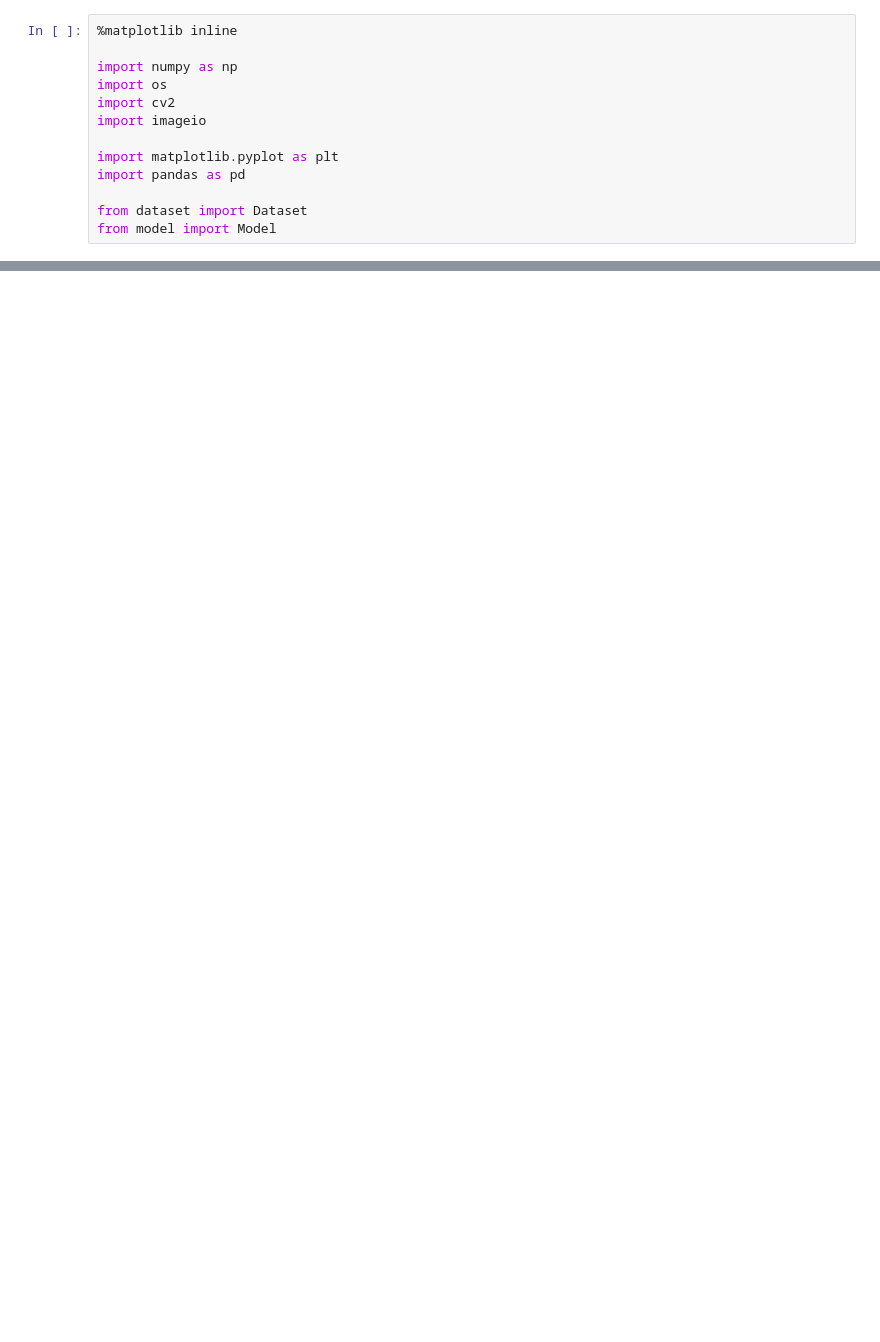
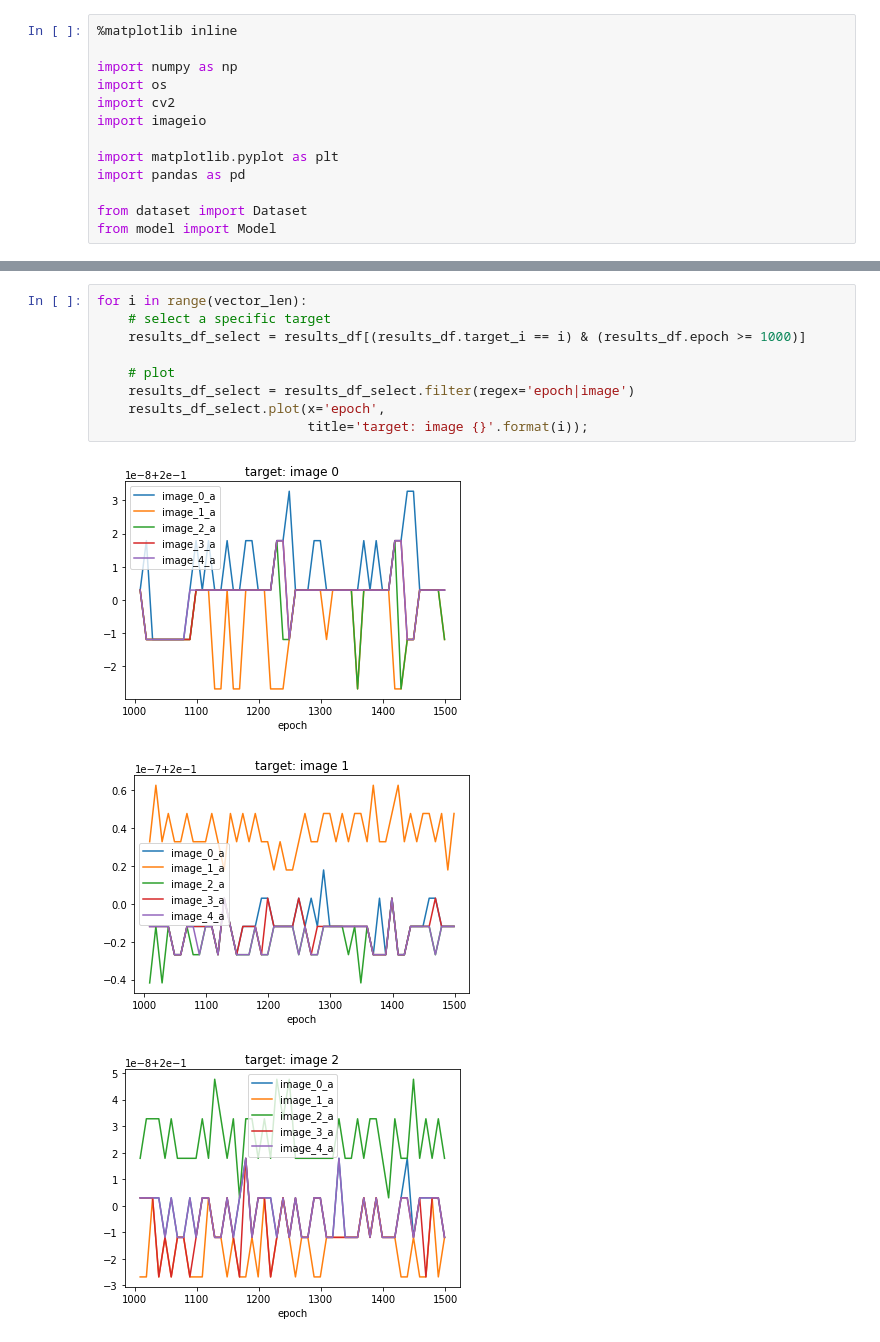
Before and after one commit to timhwang21/predictive_coding, a Jupyter notebook: classification.ipynb, the cells around one changed output, grey strips where cells are left out. Drawn from its saved outputs; the diff is of its cells as text; blank space fills up the shorter version.

```diff
--- a/classification.ipynb
+++ b/classification.ipynb
@@ -89,0 +122,13 @@ for i in range(vector_len):
+# %%
+for i in range(vector_len):
+    # select a specific target
+    results_df_select = results_df[(results_df.target_i == i) & (results_df.epoch >= 1000)]
+
+    # plot
+    results_df_select = results_df_select.filter(regex='epoch|image')
+    results_df_select.plot(x='epoch',
+                           title='target: image {}'.format(i));
+# %% [output]
+[figure, added]
+[figure, added]
+[figure, added]
```
Also changed, not shown: parts of 8 cells of this notebook.
